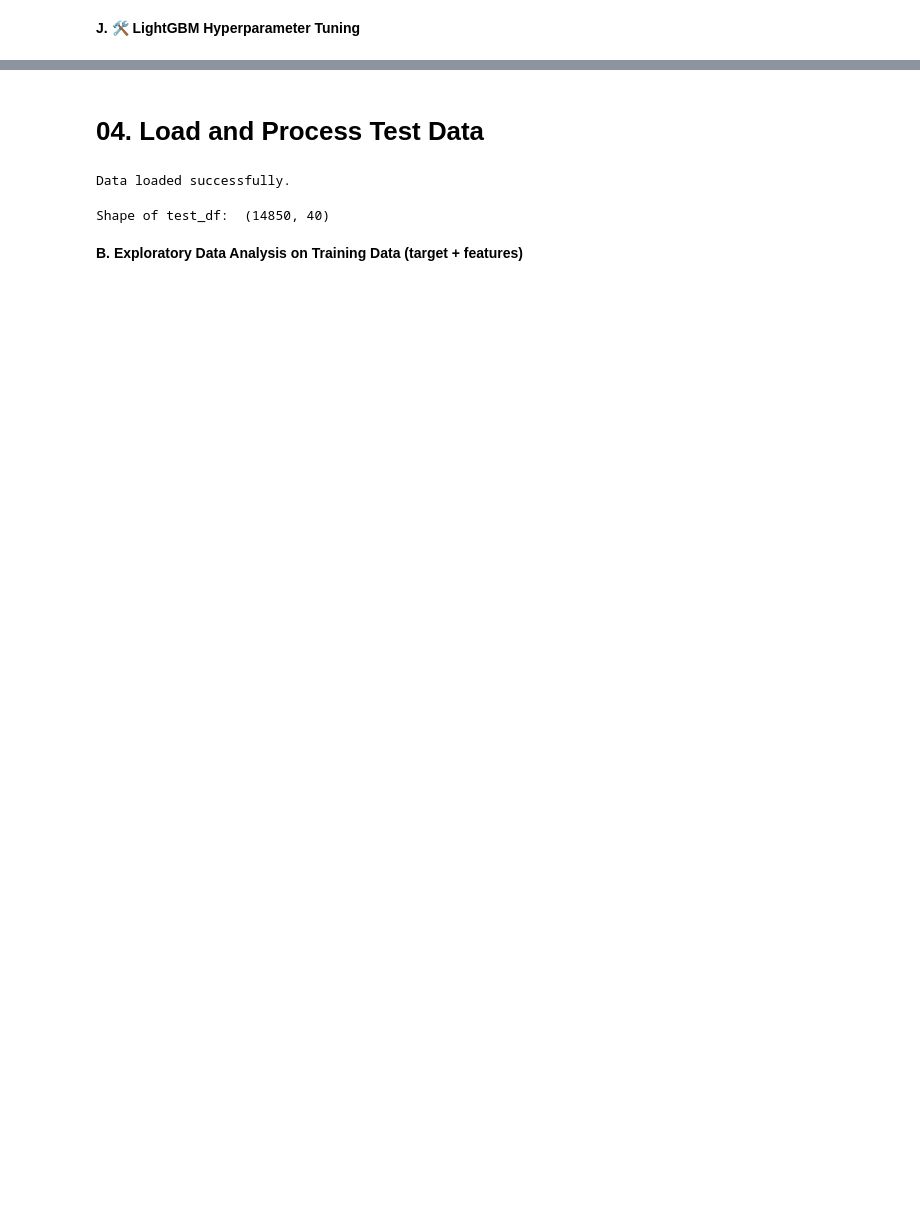
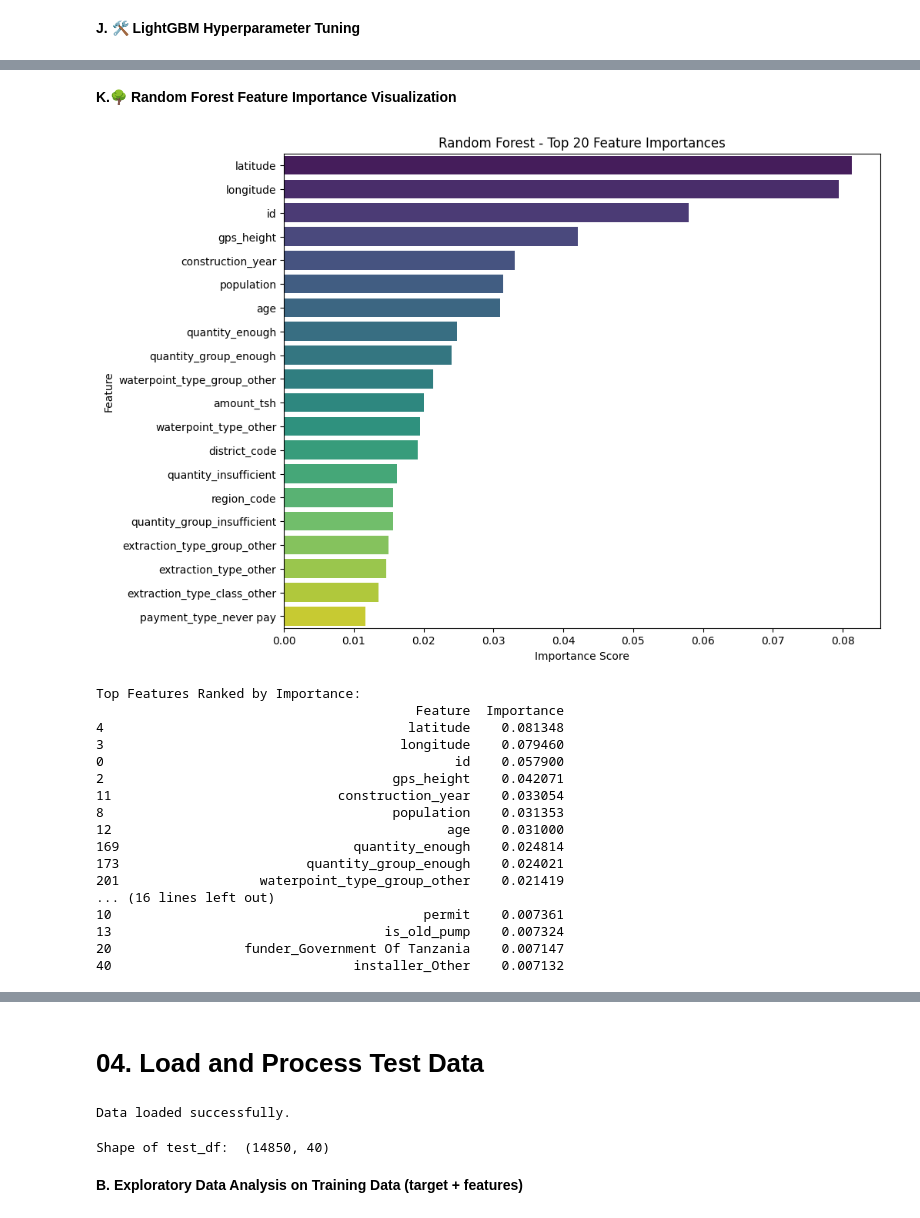
Before and after one commit to albert-raphael/water-pump, a Jupyter notebook: Notebooks/water-pump.ipynb, the cells around one changed output, grey strips where cells are left out. Drawn from its saved outputs; the diff is of its cells as text; code cells hidden in the pictures; blank space fills up the shorter version.

```diff
--- a/Notebooks/water-pump.ipynb
+++ b/Notebooks/water-pump.ipynb
@@ -1303,0 +1206,45 @@ functional needs repair       0.60      0.25      0.35       863
+# %% [markdown]
+**K.🌳 Random Forest Feature Importance Visualization**
+# %%
+# FEATURE IMPORTANCE VISUALIZATION (Random Forest)
+
+# Get feature importance values from trained RF model
+importances = best_rf.feature_importances_   # best_rf = your best tuned RandomForest
+features = X_train.columns
+
+# Create DataFrame for sorting and plotting
+feat_importance_df = pd.DataFrame({
+    'Feature': features,
+    'Importance': importances
+}).sort_values(by='Importance', ascending=False)
+
+# --- Plot: Top 20 Most Important Features ---
+plt.figure(figsize=(10,8))
+sns.barplot(x='Importance', y='Feature', data=feat_importance_df.head(20), palette='viridis')
+plt.title("Random Forest - Top 20 Feature Importances")
+plt.xlabel("Importance Score")
+plt.ylabel("Feature")
+plt.show()
+
+# --- Optional: Show full sorted list ---
+print("\nTop Features Ranked by Importance:")
+print(feat_importance_df.head(30))
+# %% [output]
+[figure, added]
+Top Features Ranked by Importance:
+                                         Feature  Importance
+4                                       latitude    0.081348
+3                                      longitude    0.079460
+0                                             id    0.057900
+2                                     gps_height    0.042071
+11                             construction_year    0.033054
+8                                     population    0.031353
+12                                           age    0.031000
+169                              quantity_enough    0.024814
+173                        quantity_group_enough    0.024021
+201                  waterpoint_type_group_other    0.021419
+... (16 lines left out)
+10                                        permit    0.007361
+13                                   is_old_pump    0.007324
+20                 funder_Government Of Tanzania    0.007147
+40                               installer_Other    0.007132
```
Also changed, not shown: parts of 15 cells of this notebook, 2 other files.
